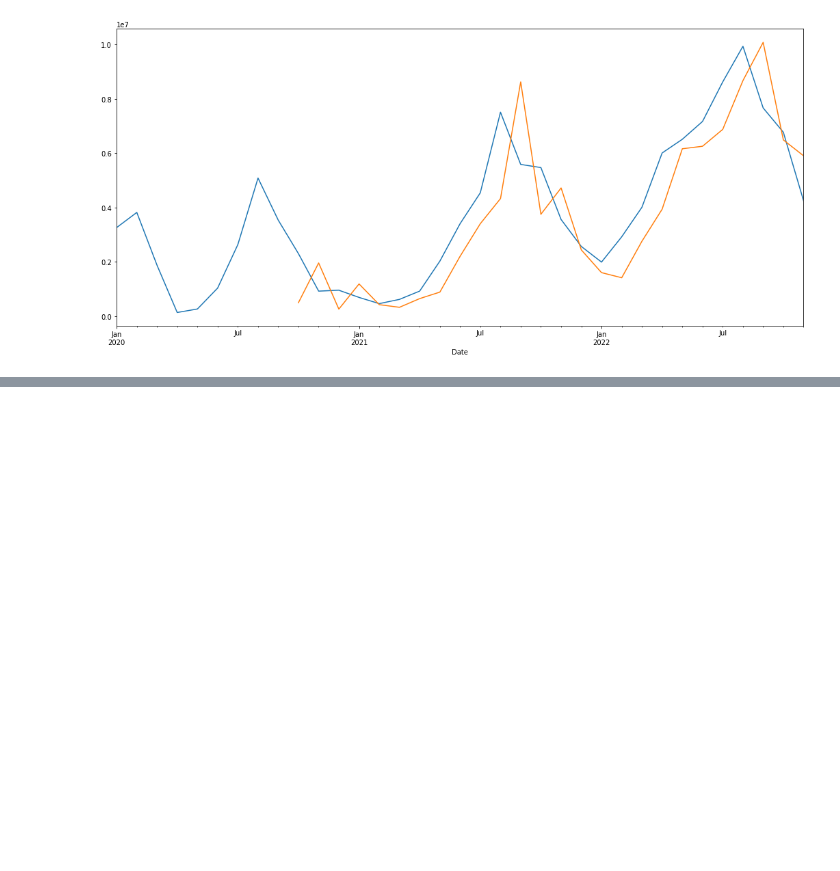
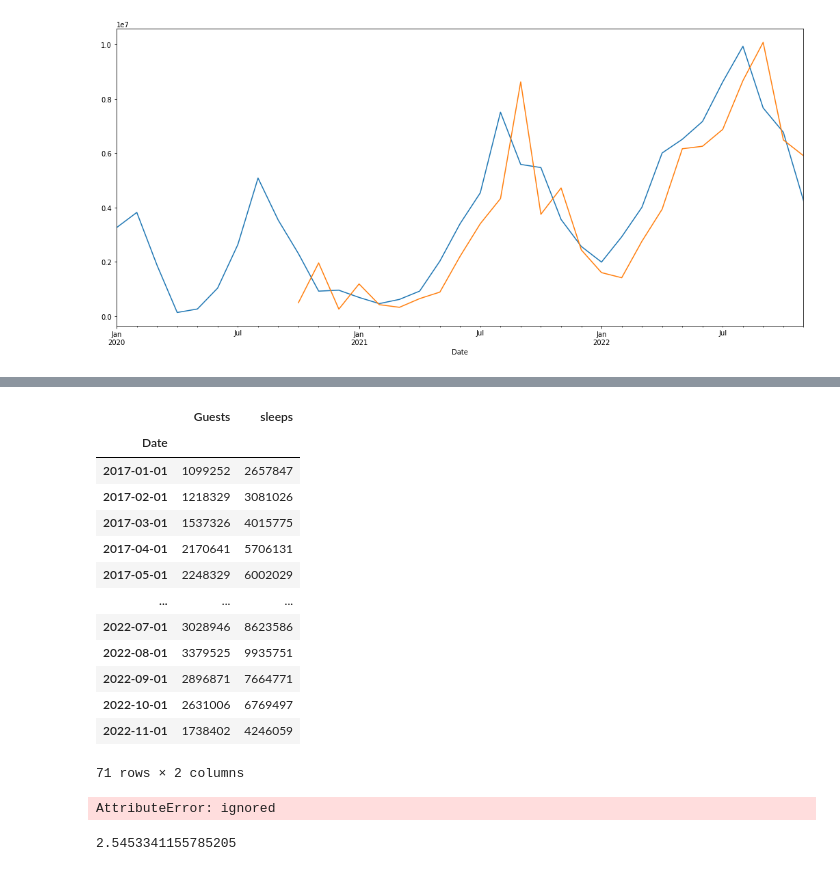
Before and after one commit to LuisaPolicarpo/Project5, a Jupyter notebook: Time_series_s_e_g.ipynb, the cells around one changed output, grey strips where cells are left out. Drawn from its saved outputs; the diff is of its cells as text; code cells hidden in the pictures; blank space fills up the shorter version.

```diff
--- a/Time_series_s_e_g.ipynb
+++ b/Time_series_s_e_g.ipynb
@@ -1510,0 +1659,14 @@ evaluation_df_sa_2022.set_index(test_set.index)['forecast'].plot()
+# %%
+months = {'Janeiro':'01', 'Fevereiro':'02', 'Março':'03', 'Abril':'04', 'Maio':'05', 'Junho':'06', 'Julho':'07', 'Agosto':'08', 'Setembro':'09', 'Outubro':10, 'Novembro':11, 'Dezembro':12}
+
+df_final_2017_2022_guests_2=df_final_2017_2022_guests.replace({"Month": months}) #convert the name to number of month
+df_final_2017_2022_guests_2['Year'] = df_final_2017_2022_guests_2['Year'].astype(str)
+df_final_2017_2022_guests_2['Month'] = df_final_2017_2022_guests_2['Month'].astype(str)
+df_final_2017_2022_guests_2['Date'] = df_final_2017_2022_guests_2['Month']+df_final_2017_2022_guests_2['Year']
+
+df_final_2017_2022_guests_2 = df_final_2017_2022_guests_2[['Date', 'Guests']]
+
+df_final_2017_2022_guests_2['Date'] = pd.to_datetime(df_final_2017_2022_guests_2['Date'], format='%m%Y')
+df_final_2017_2022_guests_2= df_final_2017_2022_guests_2.sort_values('Date')
+# df_final_2017_2022_guests_2 = df_final_2017_2022_guests_2.set_index('Date')
+df_final_2017_2022_guests_2 = df_final_2017_2022_guests_2.groupby(['Date']).agg({'Guests':'sum'})
@@ -1510,0 +1707,19 @@ evaluation_df_sa_2022.set_index(test_set.index)['forecast'].plot()
+# %%
+df_final_2017_2022_guests_sleeps = pd.concat([df_final_2017_2022_guests_2, df_final_2017_2022], axis=1)
+# %%
+df_final_2017_2022_guests_sleeps
+# %% [output]
+|  | Guests | sleeps |
+| Date |  |  |
+| 2017-01-01 | 1099252 | 2657847 |
+| 2017-02-01 | 1218329 | 3081026 |
+| 2017-03-01 | 1537326 | 4015775 |
+| 2017-04-01 | 2170641 | 5706131 |
+| 2017-05-01 | 2248329 | 6002029 |
+| ... | ... | ... |
+| 2022-07-01 | 3028946 | 8623586 |
+| 2022-08-01 | 3379525 | 9935751 |
+| 2022-09-01 | 2896871 | 7664771 |
+| 2022-10-01 | 2631006 | 6769497 |
+| 2022-11-01 | 1738402 | 4246059 |
+71 rows × 2 columns
@@ -1510,0 +1730,8 @@ evaluation_df_sa_2022.set_index(test_set.index)['forecast'].plot()
+# %%
+df_final_2017_2022_guests_sleeps[['Year', 'Month', 'Day']] = df_final_2017_2022_guests_sleeps['Date'].str.split('-',expand=True)
+# %% [output]
+AttributeError: ignored
+# %%
+df_final_2017_2022_guests_sleeps['nights'].mean()
+# %% [output]
+2.5453341155785205
```
Also changed, not shown: parts of 37 cells of this notebook.
